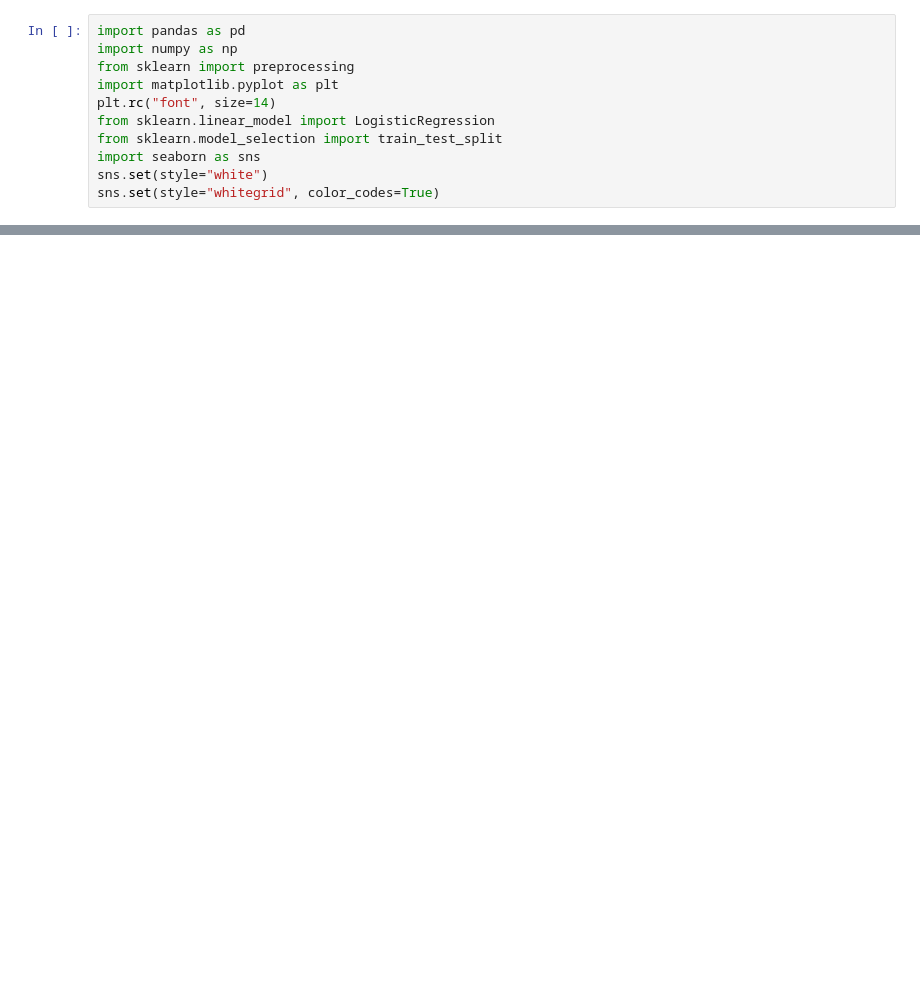
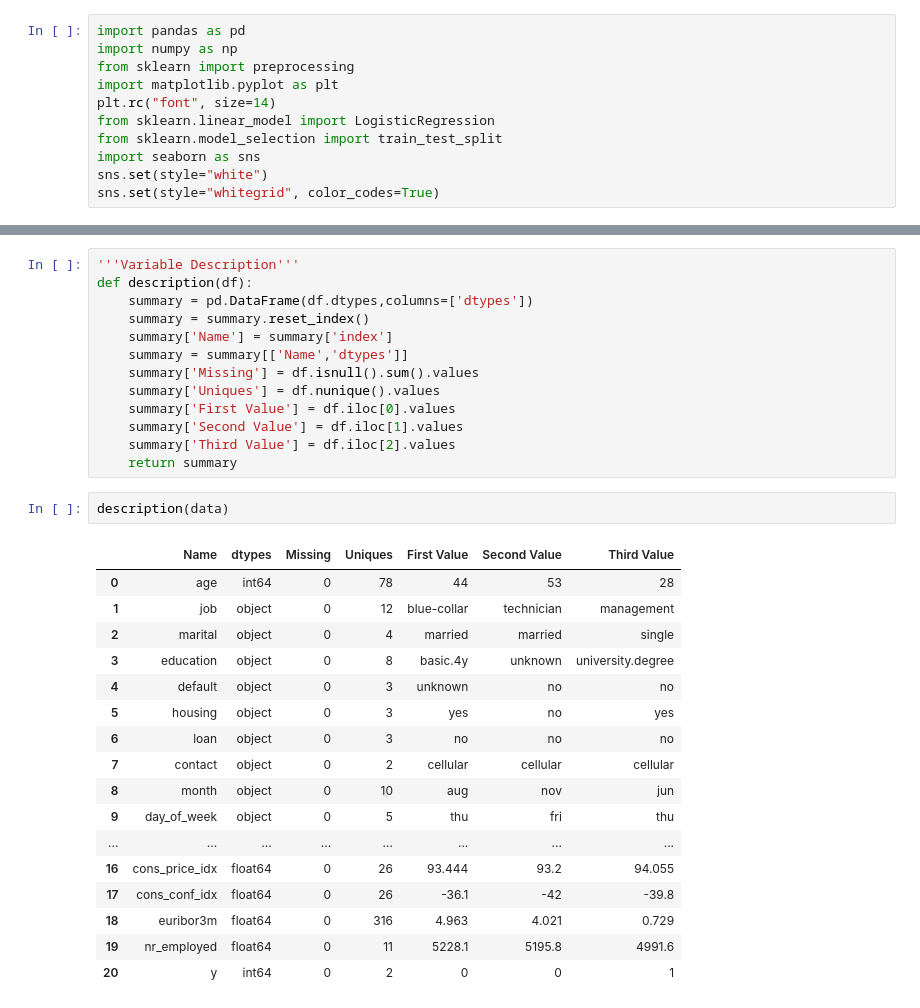
Before and after one commit to ghostleek/DataScience, a Jupyter notebook: tutorialAttempts/logReg_1Dec2019.ipynb, the cells around one changed output, grey strips where cells are left out. Cells and saved outputs as stored; diff of their text form; blank space fills up the shorter version.

```diff
--- a/tutorialAttempts/logReg_1Dec2019.ipynb
+++ b/tutorialAttempts/logReg_1Dec2019.ipynb
@@ -17,0 +35,33 @@ FileNotFoundError: [Errno 2] File b'bank.csv' does not exist: b'bank.csv'
+# %%
+'''Variable Description'''
+def description(df):
+    summary = pd.DataFrame(df.dtypes,columns=['dtypes'])
+    summary = summary.reset_index()
+    summary['Name'] = summary['index']
+    summary = summary[['Name','dtypes']]
+    summary['Missing'] = df.isnull().sum().values
+    summary['Uniques'] = df.nunique().values
+    summary['First Value'] = df.iloc[0].values
+    summary['Second Value'] = df.iloc[1].values
+    summary['Third Value'] = df.iloc[2].values
+    return summary
+# %%
+description(data)
+# %% [output]
+|  | Name | dtypes | Missing | Uniques | First Value | Second Value | Third Value |
+| 0 | age | int64 | 0 | 78 | 44 | 53 | 28 |
+| 1 | job | object | 0 | 12 | blue-collar | technician | management |
+| 2 | marital | object | 0 | 4 | married | married | single |
+| 3 | education | object | 0 | 8 | basic.4y | unknown | university.degree |
+| 4 | default | object | 0 | 3 | unknown | no | no |
+| 5 | housing | object | 0 | 3 | yes | no | yes |
+| 6 | loan | object | 0 | 3 | no | no | no |
+| 7 | contact | object | 0 | 2 | cellular | cellular | cellular |
+| 8 | month | object | 0 | 10 | aug | nov | jun |
+| 9 | day_of_week | object | 0 | 5 | thu | fri | thu |
+| ... | ... | ... | ... | ... | ... | ... | ... |
+| 16 | cons_price_idx | float64 | 0 | 26 | 93.444 | 93.2 | 94.055 |
+| 17 | cons_conf_idx | float64 | 0 | 26 | -36.1 | -42 | -39.8 |
+| 18 | euribor3m | float64 | 0 | 316 | 4.963 | 4.021 | 0.729 |
+| 19 | nr_employed | float64 | 0 | 11 | 5228.1 | 5195.8 | 4991.6 |
+| 20 | y | int64 | 0 | 2 | 0 | 0 | 1 |
```
Also changed, not shown: parts of 1 cell of this notebook, 16 other files.
